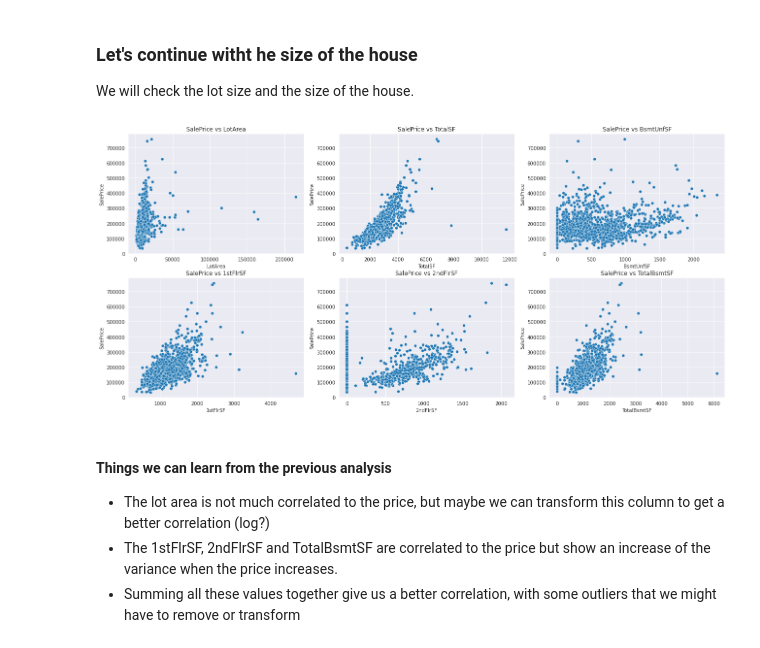
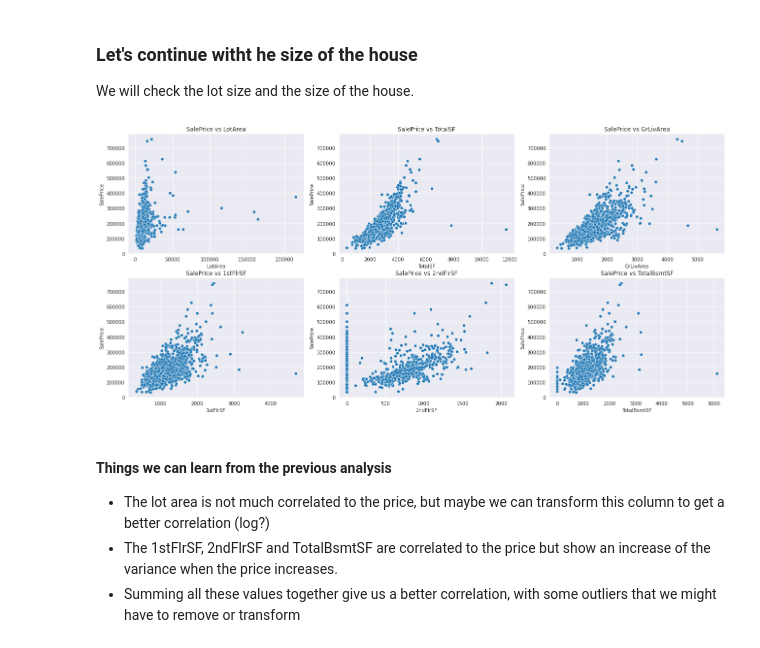
Before and after one commit to max-lutz/Kaggle_competitions, a Jupyter notebook: house-price-regression-full-eda-ml-workflow.ipynb, the cells around one changed output. Saved outputs shown, nothing was run; the diff lists cells and outputs as text; code cells hidden in the pictures.

```diff
--- a/house-price-regression-full-eda-ml-workflow.ipynb
+++ b/house-price-regression-full-eda-ml-workflow.ipynb
@@ -239,20 +239,20 @@ We will check the lot size and the size of the house.
 # %%
 dataset_train['TotalSF'] = dataset_train['1stFlrSF'] + dataset_train['2ndFlrSF'] + dataset_train['TotalBsmtSF']
 fig, ax = plt.subplots(2,3, figsize=(22,10))
 sns.scatterplot(x="LotArea", y="SalePrice", data=dataset_train, ax=ax[0][0])
 ax[0][0].set_title('SalePrice vs LotArea');
 sns.scatterplot(x="TotalSF", y="SalePrice", data=dataset_train, ax=ax[0][1])
 ax[0][1].set_title('SalePrice vs TotalSF');
-sns.scatterplot(x="BsmtUnfSF", y="SalePrice", data=dataset_train, ax=ax[0][2])   # LowQualFinSF or BsmtUnfSF
-ax[0][2].set_title('SalePrice vs BsmtUnfSF');
+sns.scatterplot(x="GrLivArea", y="SalePrice", data=dataset_train, ax=ax[0][2])   # LowQualFinSF or BsmtUnfSF
+ax[0][2].set_title('SalePrice vs GrLivArea');
 sns.scatterplot(x="1stFlrSF", y="SalePrice", data=dataset_train, ax=ax[1][0])
 ax[1][0].set_title('SalePrice vs 1stFlrSF');
 sns.scatterplot(x="2ndFlrSF", y="SalePrice", data=dataset_train, ax=ax[1][1])
 ax[1][1].set_title('SalePrice vs 2ndFlrSF');
 sns.scatterplot(x="TotalBsmtSF", y="SalePrice", data=dataset_train, ax=ax[1][2])
 ax[1][2].set_title('SalePrice vs TotalBsmtSF');
 # %% [output]
-[figure, old version]
+[figure, new version]
 # %% [markdown]
 #### Things we can learn from the previous analysis
 - The lot area is not much correlated to the price, but maybe we can transform this column to get a better correlation (log?)
```
Also changed, not shown: parts of 19 cells of this notebook.
